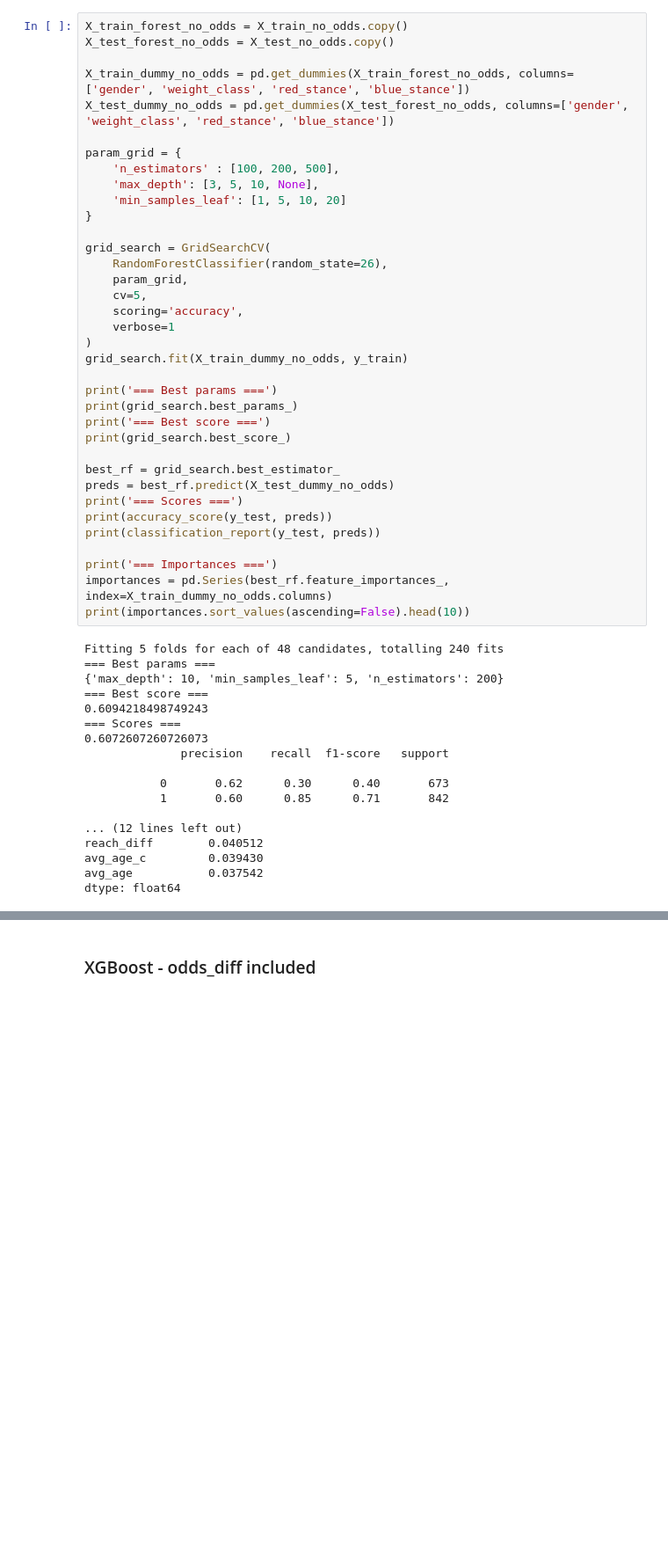
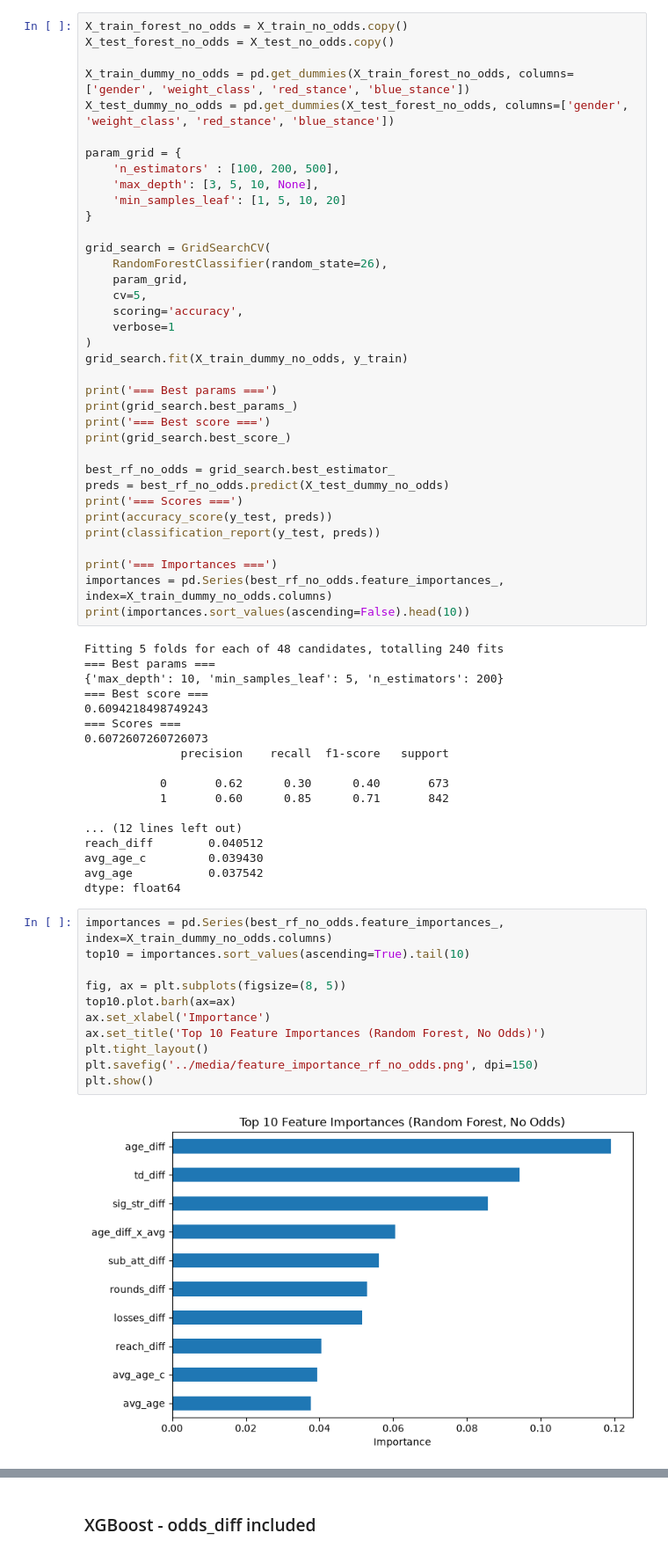
Before and after one commit to kormakursnorra/MachineLearningRepo, a Jupyter notebook: Project1/src/clean_notebook.ipynb, the cells around one changed output, grey strips where cells are left out. Shown at 88% size. Saved outputs shown, nothing was run; the diff lists cells and outputs as text; blank space fills up the shorter version.

```diff
--- a/Project1/src/clean_notebook.ipynb
+++ b/Project1/src/clean_notebook.ipynb
@@ -334,14 +348,14 @@ print(grid_search.best_params_)
 print('=== Best score ===')
 print(grid_search.best_score_)
 
-best_rf = grid_search.best_estimator_
-preds = best_rf.predict(X_test_dummy_no_odds)
+best_rf_no_odds = grid_search.best_estimator_
+preds = best_rf_no_odds.predict(X_test_dummy_no_odds)
 print('=== Scores ===')
 print(accuracy_score(y_test, preds))
 print(classification_report(y_test, preds))
 
 print('=== Importances ===')
-importances = pd.Series(best_rf.feature_importances_, index=X_train_dummy_no_odds.columns)
+importances = pd.Series(best_rf_no_odds.feature_importances_, index=X_train_dummy_no_odds.columns)
 print(importances.sort_values(ascending=False).head(10))
 # %% [output]
 Fitting 5 folds for each of 48 candidates, totalling 240 fits
@@ -361,3 +375,16 @@ reach_diff        0.040512
 avg_age_c         0.039430
 avg_age           0.037542
 dtype: float64
+# %%
+importances = pd.Series(best_rf_no_odds.feature_importances_, index=X_train_dummy_no_odds.columns)
+top10 = importances.sort_values(ascending=True).tail(10)
+
+fig, ax = plt.subplots(figsize=(8, 5))
+top10.plot.barh(ax=ax)
+ax.set_xlabel('Importance')
+ax.set_title('Top 10 Feature Importances (Random Forest, No Odds)')
+plt.tight_layout()
+plt.savefig('../media/feature_importance_rf_no_odds.png', dpi=150)
+plt.show()
+# %% [output]
+[figure, added]
```
Also changed, not shown: parts of 17 cells of this notebook, 6 other files.
